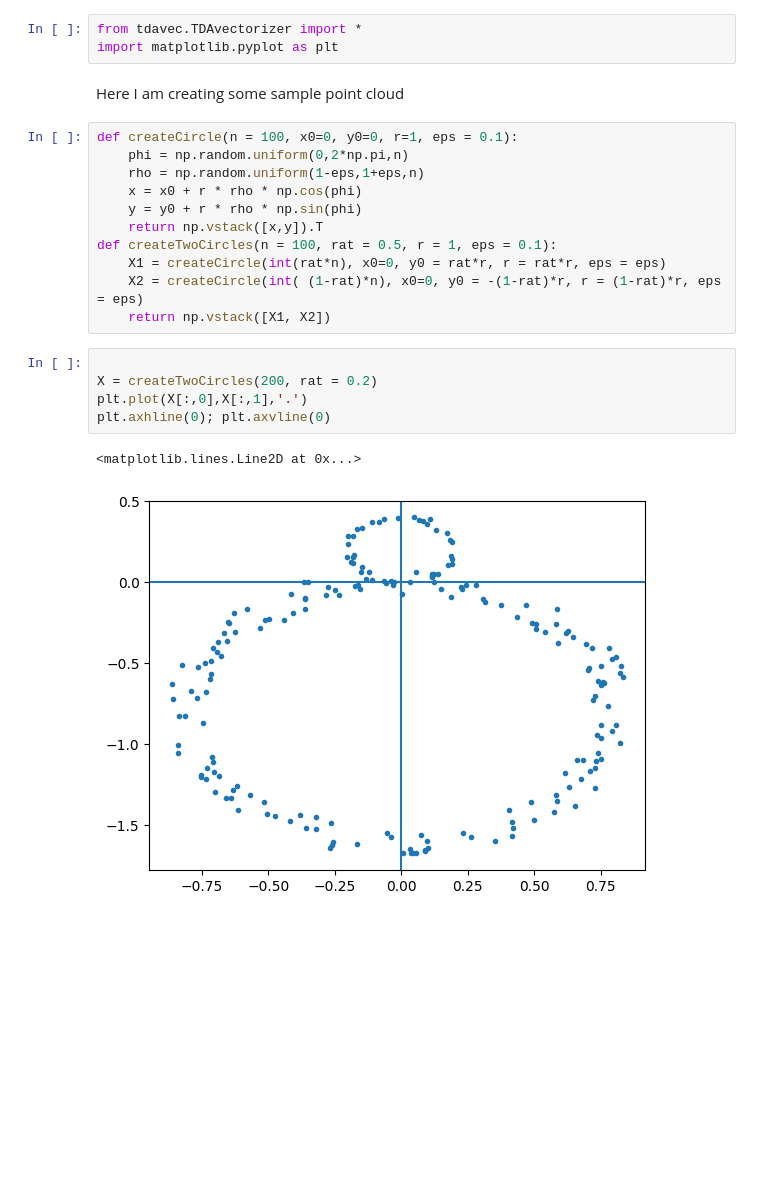
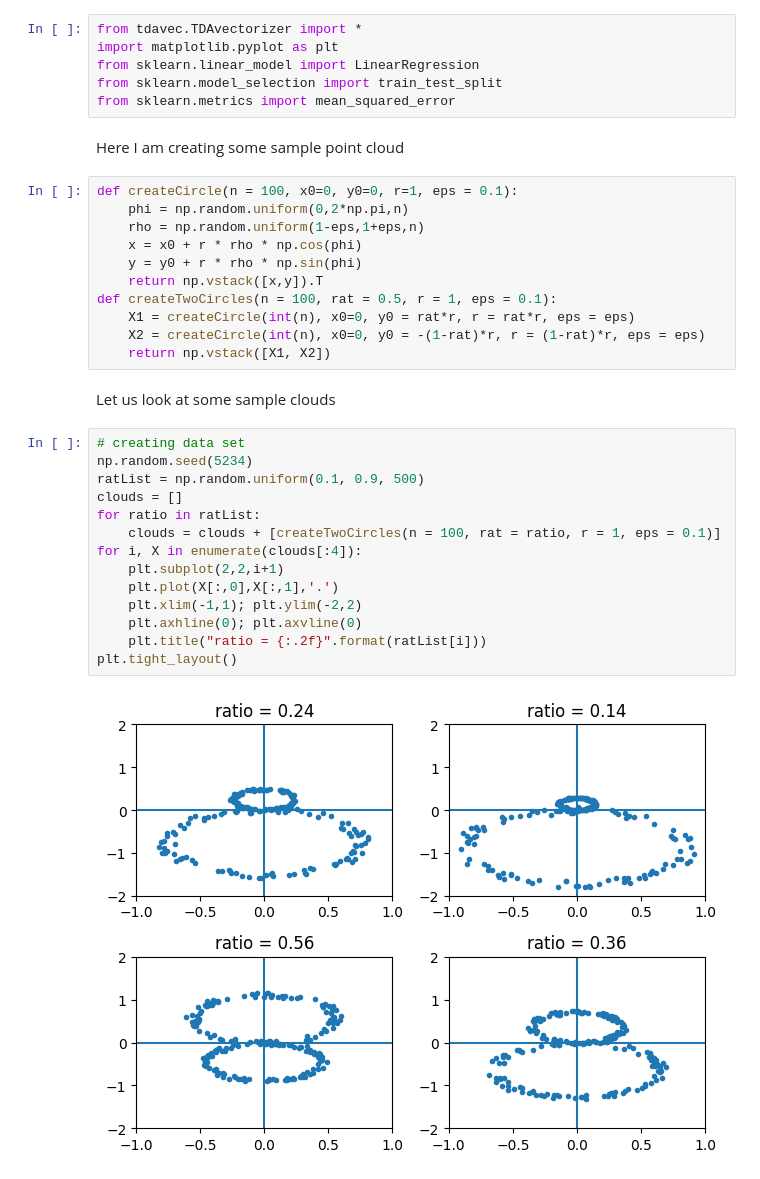
Before and after one commit to ALuchinsky/tdavec, a Jupyter notebook: notebook/tdavec.ipynb, the cells around one changed output. Cells and saved outputs as stored; diff of their text form; blank space fills up the shorter version.

Commit message:
modelling

```diff
--- a/notebook/tdavec.ipynb
+++ b/notebook/tdavec.ipynb
@@ -1,6 +1,9 @@
 # %%
 from tdavec.TDAvectorizer import *
 import matplotlib.pyplot as plt
+from sklearn.linear_model import LinearRegression
+from sklearn.model_selection import train_test_split
+from sklearn.metrics import mean_squared_error
 # %% [markdown]
 Here I am creating some sample point cloud
 # %%
@@ -11,14 +14,24 @@ def createCircle(n = 100, x0=0, y0=0, r=1, eps = 0.1):
     y = y0 + r * rho * np.sin(phi)
     return np.vstack([x,y]).T
 def createTwoCircles(n = 100, rat = 0.5, r = 1, eps = 0.1):
-    X1 = createCircle(int(rat*n), x0=0, y0 = rat*r, r = rat*r, eps = eps)
-    X2 = createCircle(int( (1-rat)*n), x0=0, y0 = -(1-rat)*r, r = (1-rat)*r, eps = eps)
+    X1 = createCircle(int(n), x0=0, y0 = rat*r, r = rat*r, eps = eps)
+    X2 = createCircle(int(n), x0=0, y0 = -(1-rat)*r, r = (1-rat)*r, eps = eps)
     return np.vstack([X1, X2])
-# %%
-
-X = createTwoCircles(200, rat = 0.2)
-plt.plot(X[:,0],X[:,1],'.')
-plt.axhline(0); plt.axvline(0)
-# %% [output]
-<matplotlib.lines.Line2D at 0x...>
-[figure, removed]
+# %% [markdown]
+Let us look at some sample clouds
+# %%
+# creating data set
+np.random.seed(5234)
+ratList = np.random.uniform(0.1, 0.9, 500)
+clouds = []
+for ratio in ratList:
+    clouds = clouds + [createTwoCircles(n = 100, rat = ratio, r = 1, eps = 0.1)]
+for i, X in enumerate(clouds[:4]):
+    plt.subplot(2,2,i+1)
+    plt.plot(X[:,0],X[:,1],'.')
+    plt.xlim(-1,1); plt.ylim(-2,2)
+    plt.axhline(0); plt.axvline(0)
+    plt.title("ratio = {:.2f}".format(ratList[i]))
+plt.tight_layout()
+# %% [output]
+[figure, added]
```
Also changed, not shown: parts of 8 cells of this notebook.
